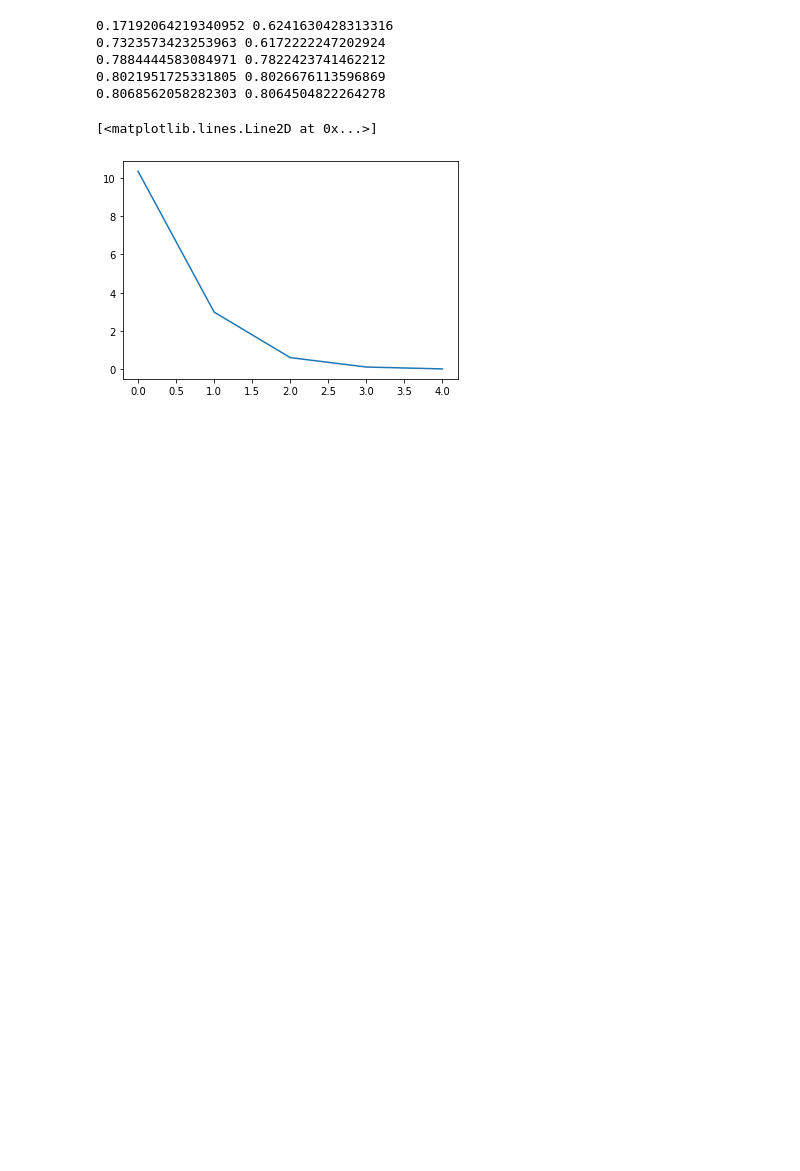
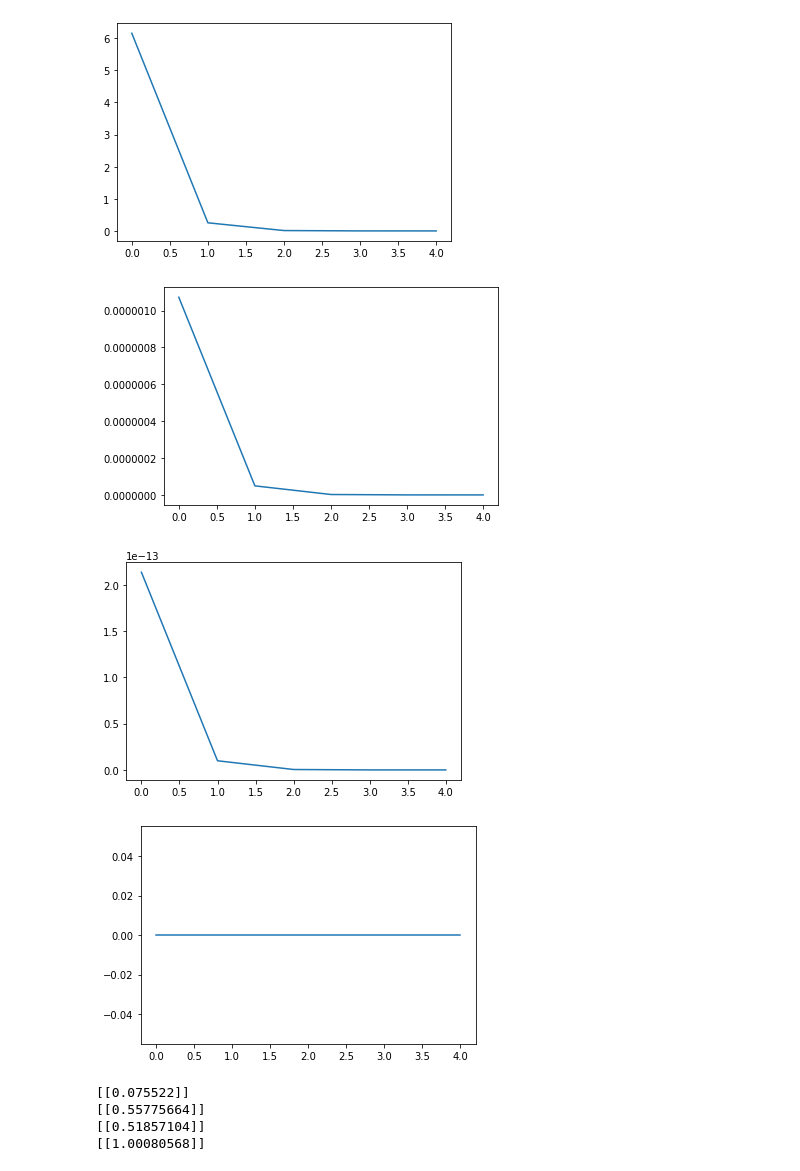
Before and after one commit to rkank/TLab, a Jupyter notebook: ESN_test/ESN_test.ipynb, the cells around one changed output. Saved outputs shown, nothing was run; the diff lists cells and outputs as text; code cells hidden in the pictures; blank space fills up the shorter version.

```diff
--- a/ESN_test/ESN_test.ipynb
+++ b/ESN_test/ESN_test.ipynb
@@ -7,23 +7,23 @@ V = 2 # number of features
 R = 20 # size of reservoir
 LEARN_TIME = 5
 READOUT_TIME = 100
+LEARNING_RATE = 0.001
 DENSITY = 0.25
 SCALING = 0.15
 
-Wr = random(R, R, density=DENSITY).toarray()
+Wr = random(R, R, density=DENSITY).toarray() % 0.1
 # Win = random(V, R, density=DENSITY).toarray()
 Win = np.random.random((V, R))
-# Wreadout = np.zeros((N, V))
+W_readout = np.random.random((R, 1))
 
-X = np.array([[0, 0], [0, 1], [1, 0], [1, 1]])
-h = np.random.random((2, R))
+X = np.array([[0, 0, 1, 1], [0, 1, 0, 1]])
+h = np.random.random((R, 1))
 y = np.array([0, 0, 0, 1])
 delta = []
 # %%
 def advance_state(activation_function):
     global h, x, Win, Wr, delta
-    h_new = np.matmul(x, Win) + np.matmul(h, Wr)
-    print(h[0][0], h[1][0])
+    h_new = np.matmul(Win.transpose(), x) + np.matmul(Wr.transpose(), h)
     h_new = activation_function(h_new)
     delta.append(np.sum(h_new - h))
     h = h_new
@@ -39,17 +39,39 @@ def linear(x):
 
 def sigmoid(x):
 	return 1/(1 + np.exp(-x))
-# %%
-for iteration in range (LEARN_TIME):
-    x = X[0]
-    advance_state(sigmoid)
-
-plot.plot(range(delta.__len__()), delta)
-# %% [output]
-0.17192064219340952 0.6241630428313316
-0.7323573423253963 0.6172222247202924
-0.7884444583084971 0.7822423741462212
-0.8021951725331805 0.8026676113596869
-0.8068562058282303 0.8064504822264278
-[<matplotlib.lines.Line2D at 0x...>]
-[figure, removed]
+# %%
+def forward(x):
+	global Win, Wr, h
+	predict = np.matmul(Win.transpose(), x) + np.matmul(Wr.transpose(), h)
+	return np.matmul(W_readout.transpose(), predict)
+# %%
+for datapoint in range(4):
+	x = X[:, 3].reshape(2, 1)
+	label = y[3]
+
+	for iteration in range(LEARN_TIME):
+	    advance_state(sigmoid)
+
+	global delta
+	fig, ax = plot.subplots()
+	ax.plot(range(delta.__len__()), delta)
+	delta = []
+
+	for iteration in range(READOUT_TIME):
+		predict = forward(x)
+		W_readout = W_readout - LEARNING_RATE * (predict - label)
+# %% [output]
+[figure, added]
+[figure, added]
+[figure, added]
+[figure, added]
+# %%
+print(forward(X[:, 0].reshape(2,1)))
+print(forward(X[:, 1].reshape(2,1)))
+print(forward(X[:, 2].reshape(2,1)))
+print(forward(X[:, 3].reshape(2,1)))
+# %% [output]
+[[0.075522]]
+[[0.55775664]]
+[[0.51857104]]
+[[1.00080568]]
```
Also changed, not shown: parts of 1 cell of this notebook.
